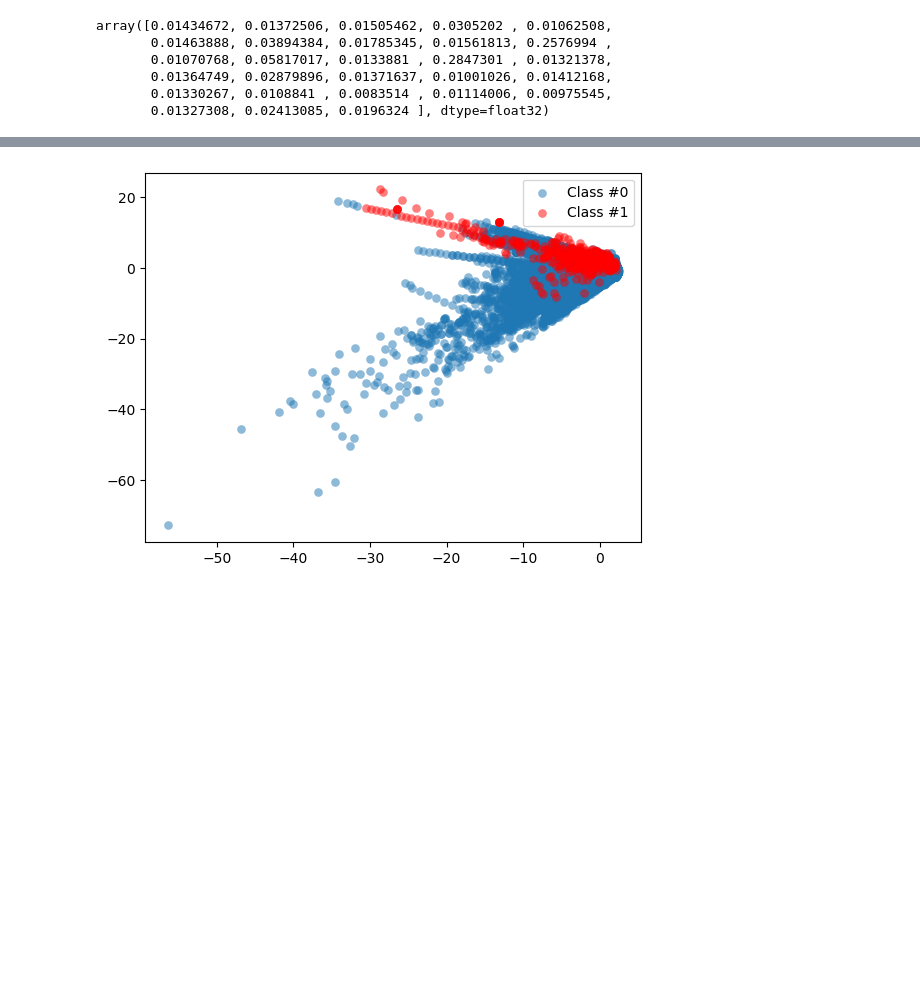
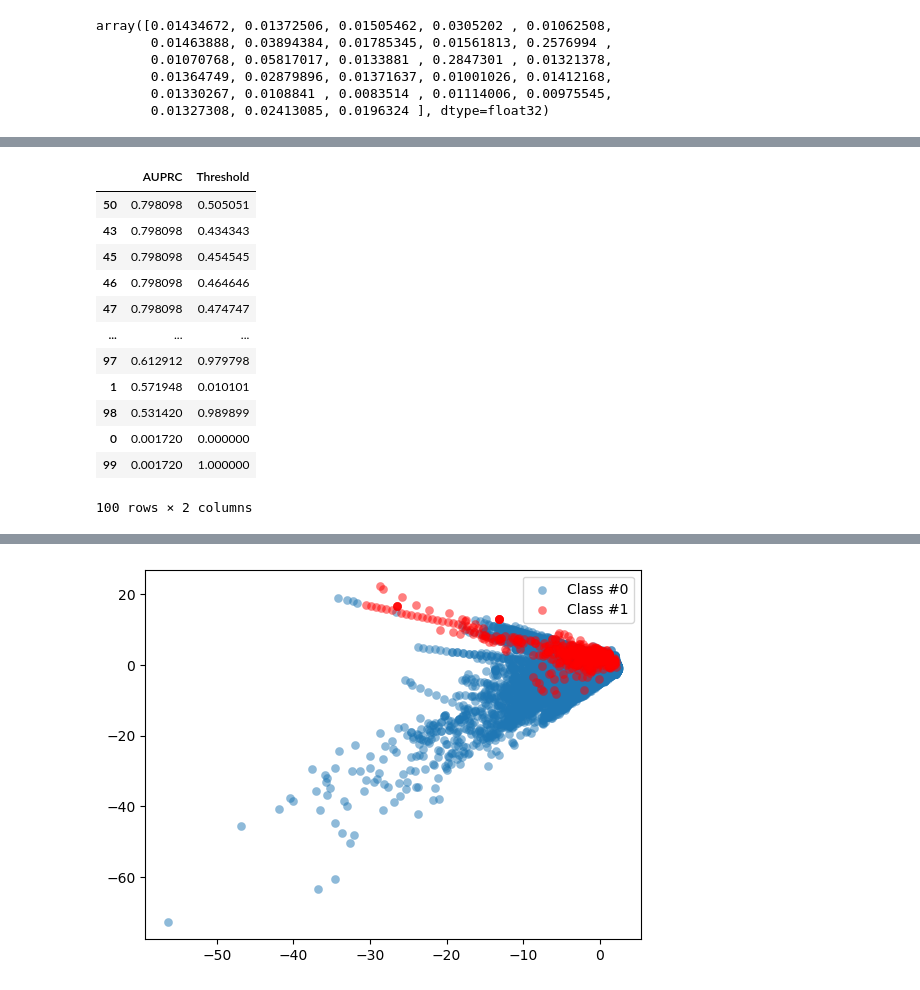
Before and after one commit to mmikayelyan/Detecting-Financial-Fraud-with-Machine-Learning, a Jupyter notebook: Project_Code.ipynb, the cells around one changed output, grey strips where cells are left out. Cells and saved outputs as stored; diff of their text form; code cells hidden in the pictures; blank space fills up the shorter version.

```diff
--- a/Project_Code.ipynb
+++ b/Project_Code.ipynb
@@ -605,0 +924,17 @@ array([0.01434672, 0.01372506, 0.01505462, 0.0305202 , 0.01062508,
+# %%
+# Sort threshold_df by AUPRC in descending order
+threshold_df.sort_values(by='AUPRC', ascending=False)
+# %% [output]
+|  | AUPRC | Threshold |
+| 50 | 0.798098 | 0.505051 |
+| 43 | 0.798098 | 0.434343 |
+| 45 | 0.798098 | 0.454545 |
+| 46 | 0.798098 | 0.464646 |
+| 47 | 0.798098 | 0.474747 |
+| ... | ... | ... |
+| 97 | 0.612912 | 0.979798 |
+| 1 | 0.571948 | 0.010101 |
+| 98 | 0.531420 | 0.989899 |
+| 0 | 0.001720 | 0.000000 |
+| 99 | 0.001720 | 1.000000 |
+100 rows × 2 columns
```
Also changed, not shown: parts of 46 cells of this notebook, 1 other file.
